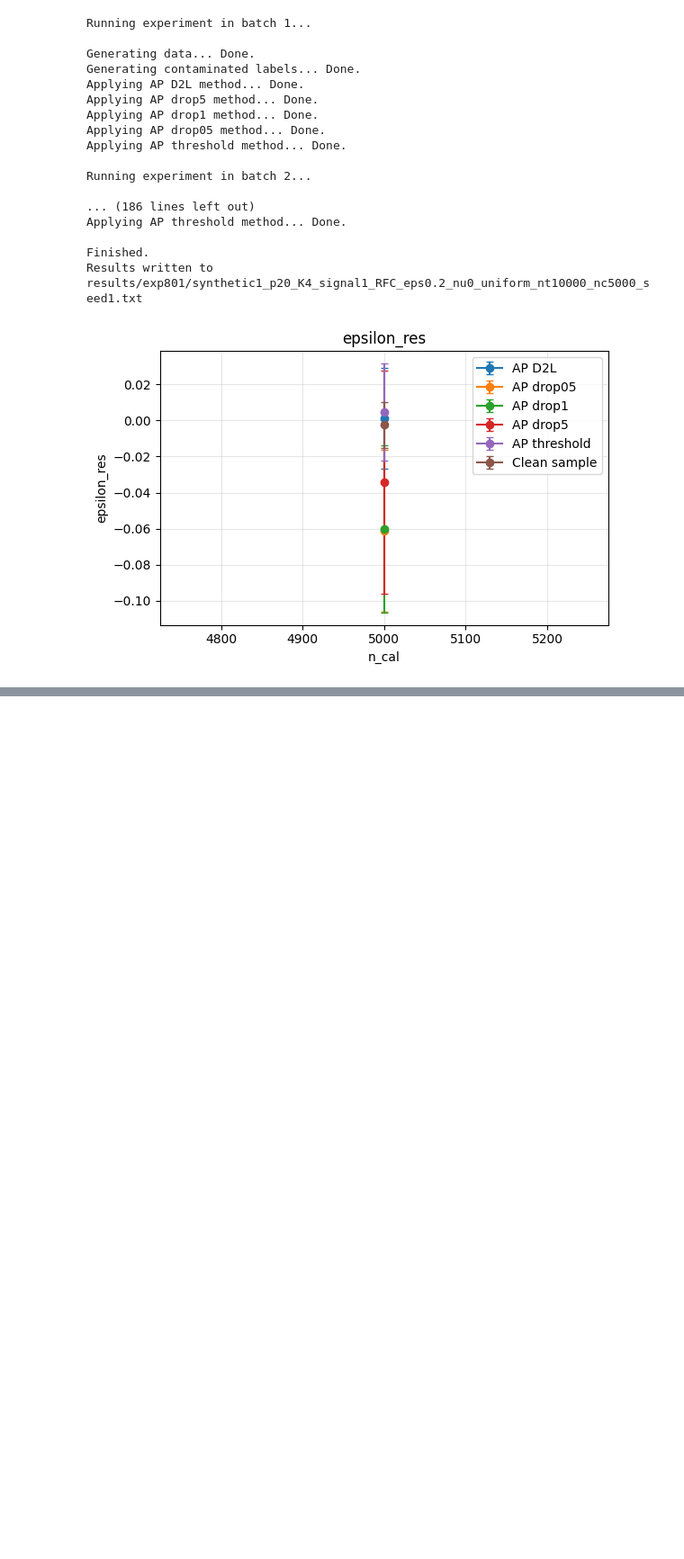
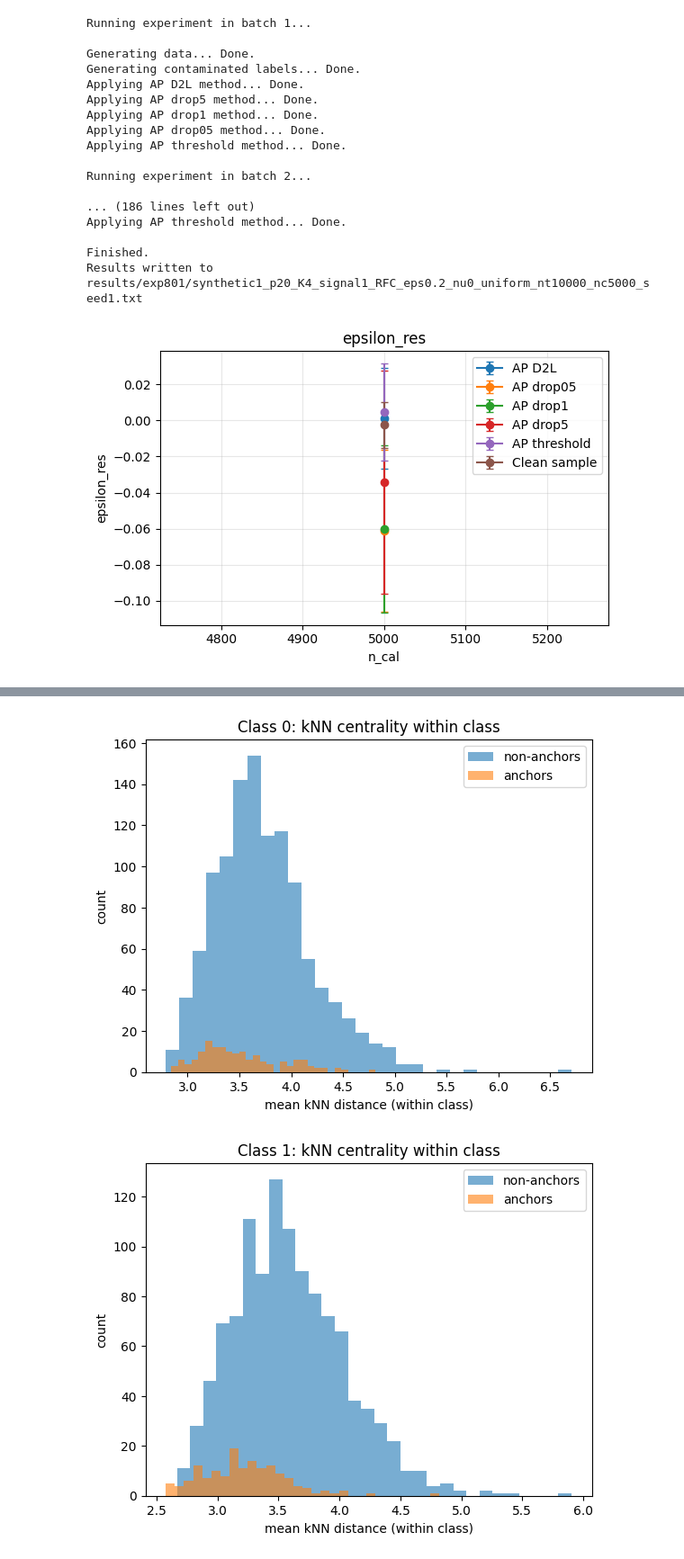
Before and after one commit to tbortolotti/marginal-noise-adaptive-conformal, a Jupyter notebook: experiments/exp_T_estimation.ipynb, the cells around one changed output, grey strips where cells are left out. Shown at 90% size. Drawn from its saved outputs; the diff is of its cells as text; code cells hidden in the pictures; blank space fills up the shorter version.

```diff
--- a/experiments/exp_T_estimation.ipynb
+++ b/experiments/exp_T_estimation.ipynb
@@ -294,0 +398,4 @@ for metric in metric_cols:
+# %%
+p_hat = black_box_pt.predict_proba(X_cal)
+# %%
+gamma_opt = 0.03
@@ -294,0 +435,22 @@ for metric in metric_cols:
+# %%
+# Extract the anchor points to get anchor dataset
+# Collect (index, class) pairs
+anchor_pairs = []
+for l in range(K):
+    for idx in anchor_points[l]:
+        anchor_pairs.append((int(idx), l))
+
+# Resolve possible duplicates:
+# assign each index to the class with maximal p_hat
+anchor_dict = {}
+for idx, l in anchor_pairs:
+    if idx not in anchor_dict:
+        anchor_dict[idx] = l
+    else:
+        # choose class with highest predicted probability
+        if p_hat[idx, l] > p_hat[idx, anchor_dict[idx]]:
+            anchor_dict[idx] = l
+
+anchor_idx = np.array(sorted(anchor_dict.keys()), dtype=int)
+Y_anchor = np.array([anchor_dict[i] for i in anchor_idx], dtype=int)
+X_anchor = X[anchor_idx]
@@ -294,0 +514,20 @@ for metric in metric_cols:
+# %%
+for l in range(K):
+    idx_l = np.where(y_class == l)[0]
+    idx_la = idx_l[is_anchor[idx_l]]
+    idx_lna = idx_l[~is_anchor[idx_l]]
+
+    if len(idx_l) < 5:
+        continue
+
+    plt.figure()
+    plt.hist(centrality_knn[idx_lna], bins=30, alpha=0.6, label="non-anchors")
+    plt.hist(centrality_knn[idx_la],  bins=30, alpha=0.6, label="anchors")
+    plt.title(f"Class {l}: kNN centrality within class")
+    plt.xlabel("mean kNN distance (within class)")
+    plt.ylabel("count")
+    plt.legend()
+    plt.show()
+# %% [output]
+[figure, added]
+[figure, added]
```
Also changed, not shown: parts of 18 cells of this notebook, 2 other files.
